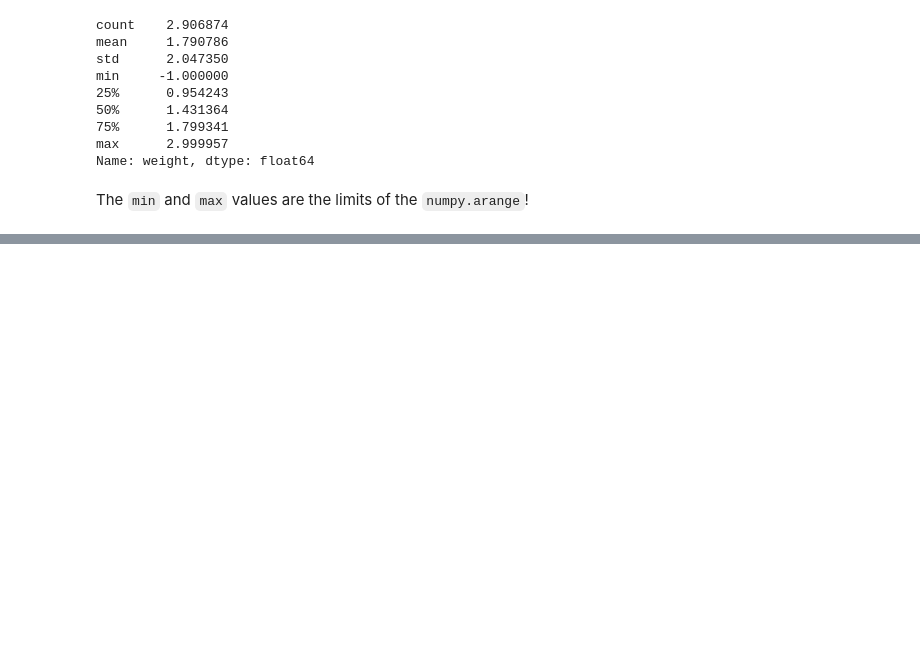
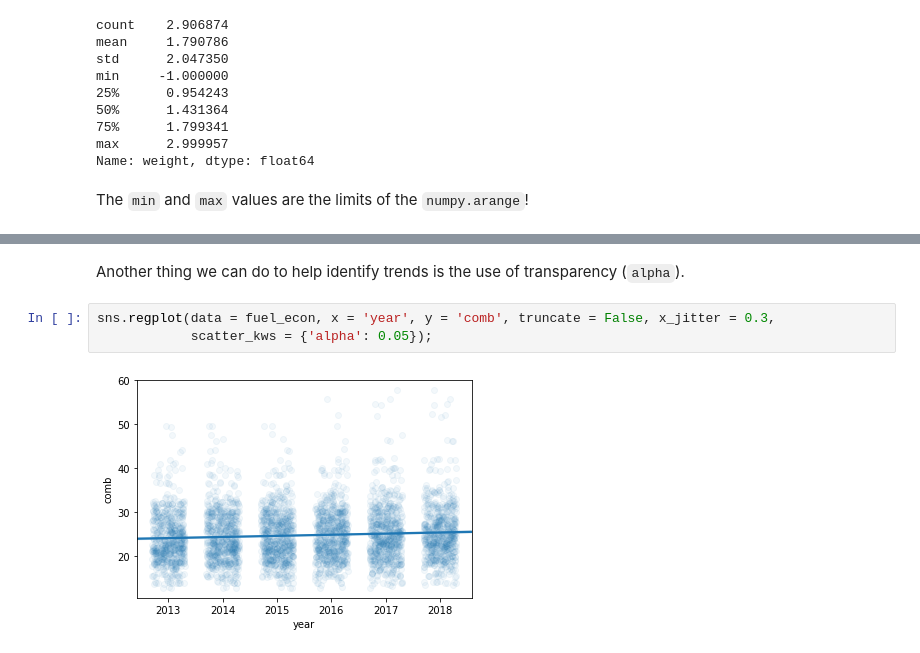
Before and after one commit to fabioueno/AIPPND, a Jupyter notebook: matplotlib-seaborn.ipynb, the cells around one changed output, grey strips where cells are left out. Drawn from its saved outputs; the diff is of its cells as text; blank space fills up the shorter version.

```diff
--- a/matplotlib-seaborn.ipynb
+++ b/matplotlib-seaborn.ipynb
@@ -276,0 +318,7 @@ The `min` and `max` values are the limits of the `numpy.arange`!
+# %% [markdown]
+Another thing we can do to help identify trends is the use of transparency (`alpha`).
+# %%
+sns.regplot(data = fuel_econ, x = 'year', y = 'comb', truncate = False, x_jitter = 0.3,
+            scatter_kws = {'alpha': 0.05});
+# %% [output]
+[figure, added]
```
Also changed, not shown: parts of 28 cells of this notebook, 1 other file.
